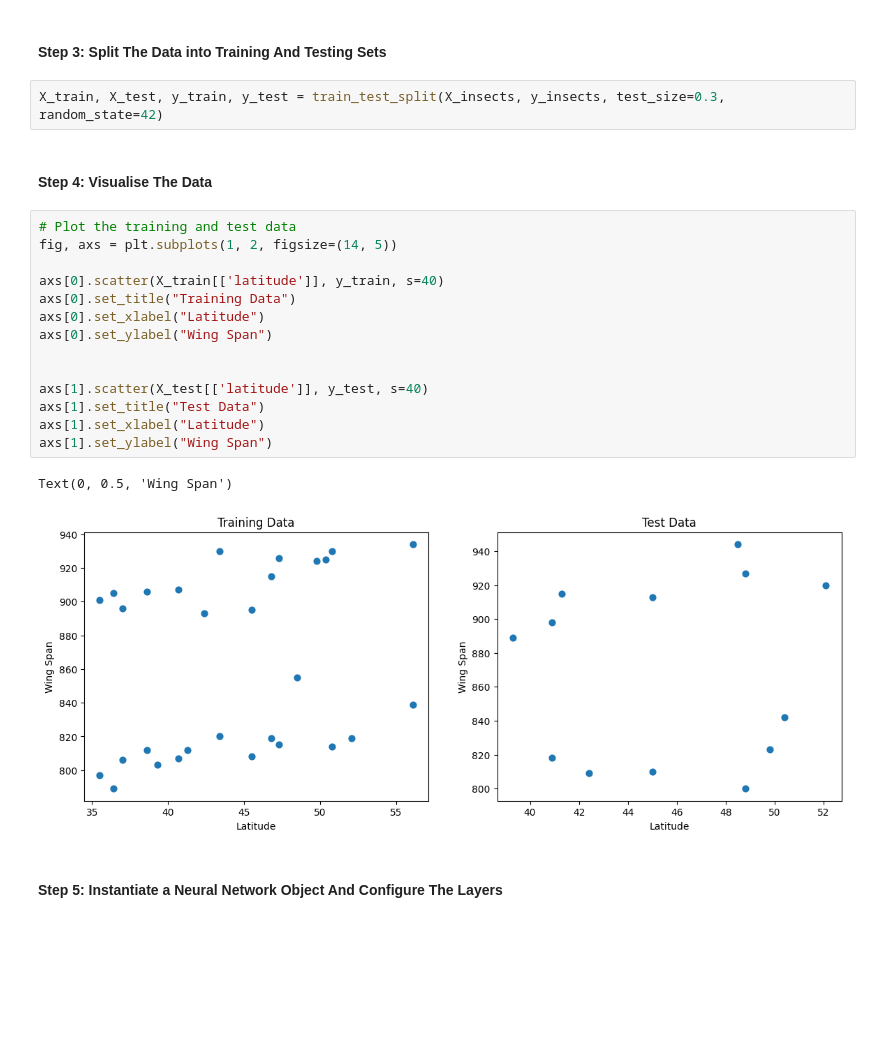
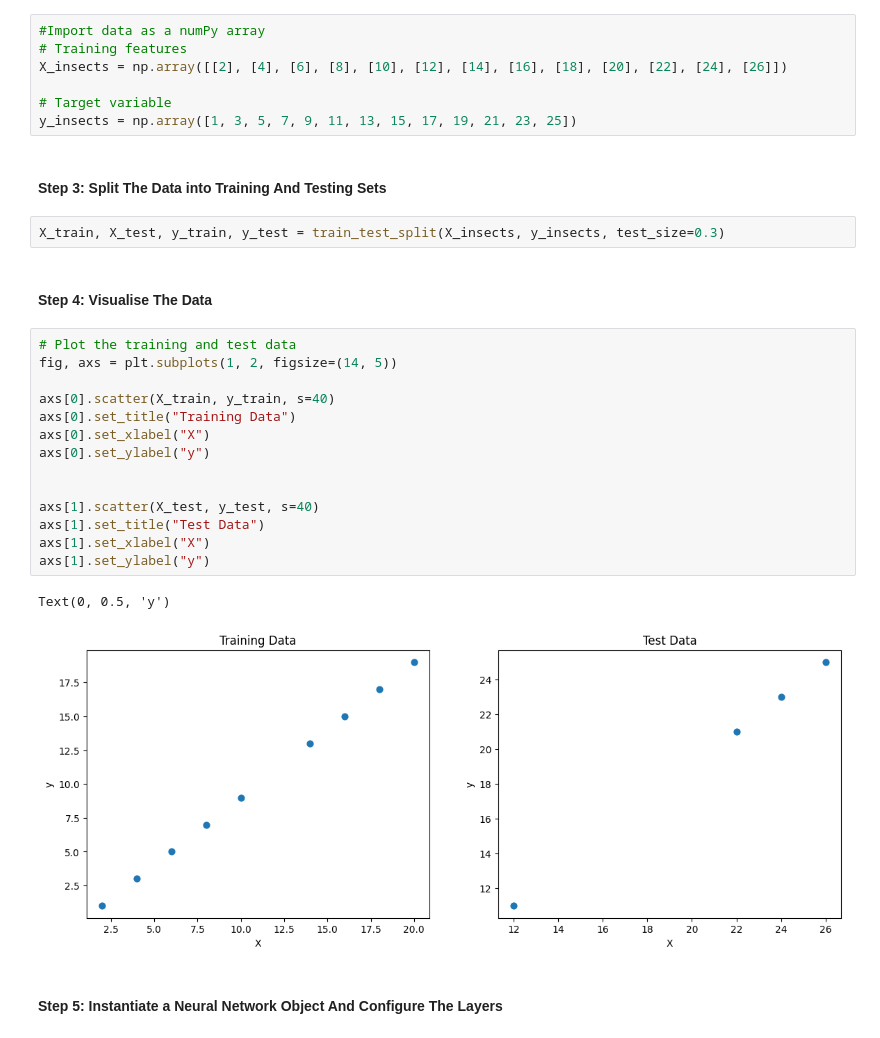
Before and after one commit to waynewilliamprout123456789/Machine_Learning, a Jupyter notebook: examples/6.OOP_Neural_Network_Simple.ipynb, the cells around one changed output. Drawn from its saved outputs; the diff is of its cells as text; blank space fills up the shorter version.

```diff
--- a/examples/6.OOP_Neural_Network_Simple.ipynb
+++ b/examples/6.OOP_Neural_Network_Simple.ipynb
@@ -51,26 +28,33 @@ insects.head()
+# %%
+#Import data as a numPy array
+# Training features
+X_insects = np.array([[2], [4], [6], [8], [10], [12], [14], [16], [18], [20], [22], [24], [26]])
+
+# Target variable
+y_insects = np.array([1, 3, 5, 7, 9, 11, 13, 15, 17, 19, 21, 23, 25])
 # %% [markdown]
 #### Step 3: Split The Data into Training And Testing Sets
 # %%
-X_train, X_test, y_train, y_test = train_test_split(X_insects, y_insects, test_size=0.3, random_state=42)
+X_train, X_test, y_train, y_test = train_test_split(X_insects, y_insects, test_size=0.3)
 # %% [markdown]
 #### Step 4: Visualise The Data
 # %%
 # Plot the training and test data
 fig, axs = plt.subplots(1, 2, figsize=(14, 5))
 
-axs[0].scatter(X_train[['latitude']], y_train, s=40)
+axs[0].scatter(X_train, y_train, s=40)
 axs[0].set_title("Training Data")
-axs[0].set_xlabel("Latitude")
-axs[0].set_ylabel("Wing Span")
+axs[0].set_xlabel("X")
+axs[0].set_ylabel("y")
 
 
-axs[1].scatter(X_test[['latitude']], y_test, s=40)
+axs[1].scatter(X_test, y_test, s=40)
 axs[1].set_title("Test Data")
-axs[1].set_xlabel("Latitude")
-axs[1].set_ylabel("Wing Span")
+axs[1].set_xlabel("X")
+axs[1].set_ylabel("y")
 # %% [output]
-Text(0, 0.5, 'Wing Span')
+Text(0, 0.5, 'y')
-[figure, old version]
+[figure, new version]
 # %% [markdown]
 #### Step 5: Instantiate a Neural Network Object And Configure The Layers
 # %% [markdown]
```
Also changed, not shown: parts of 13 cells of this notebook.
